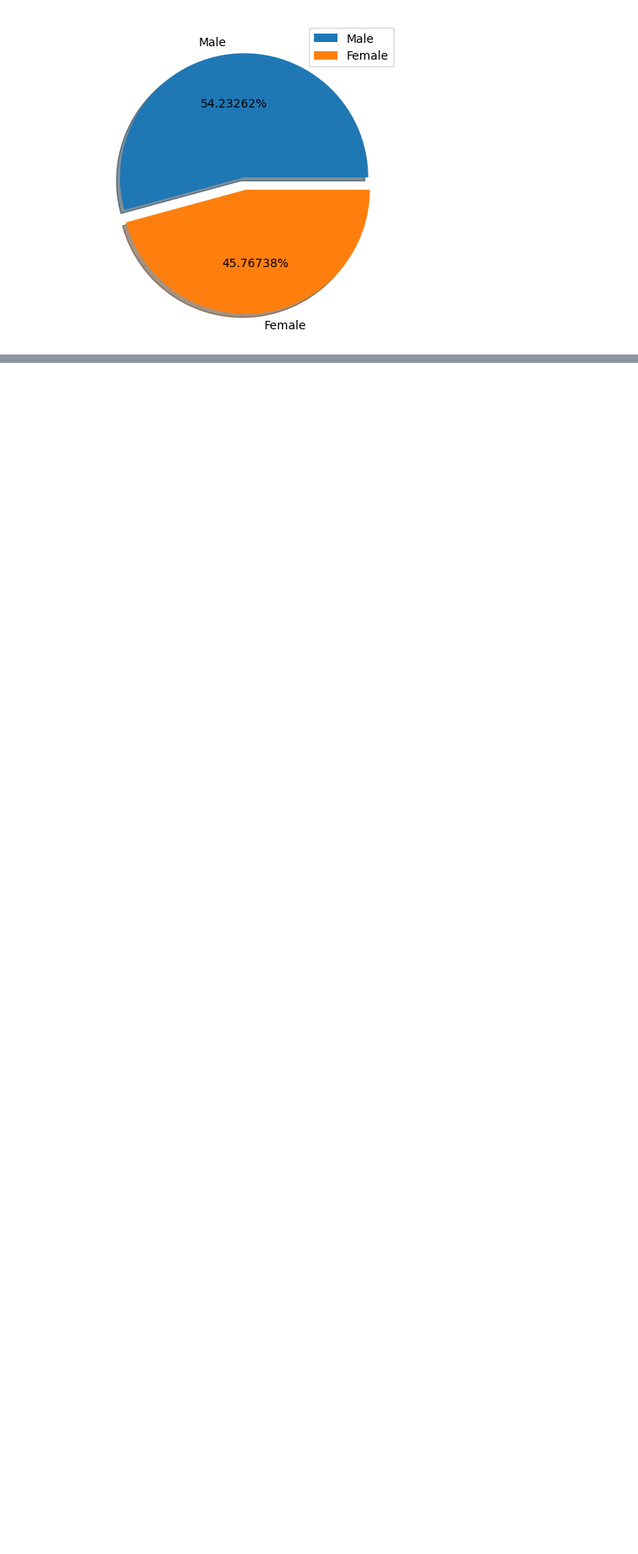
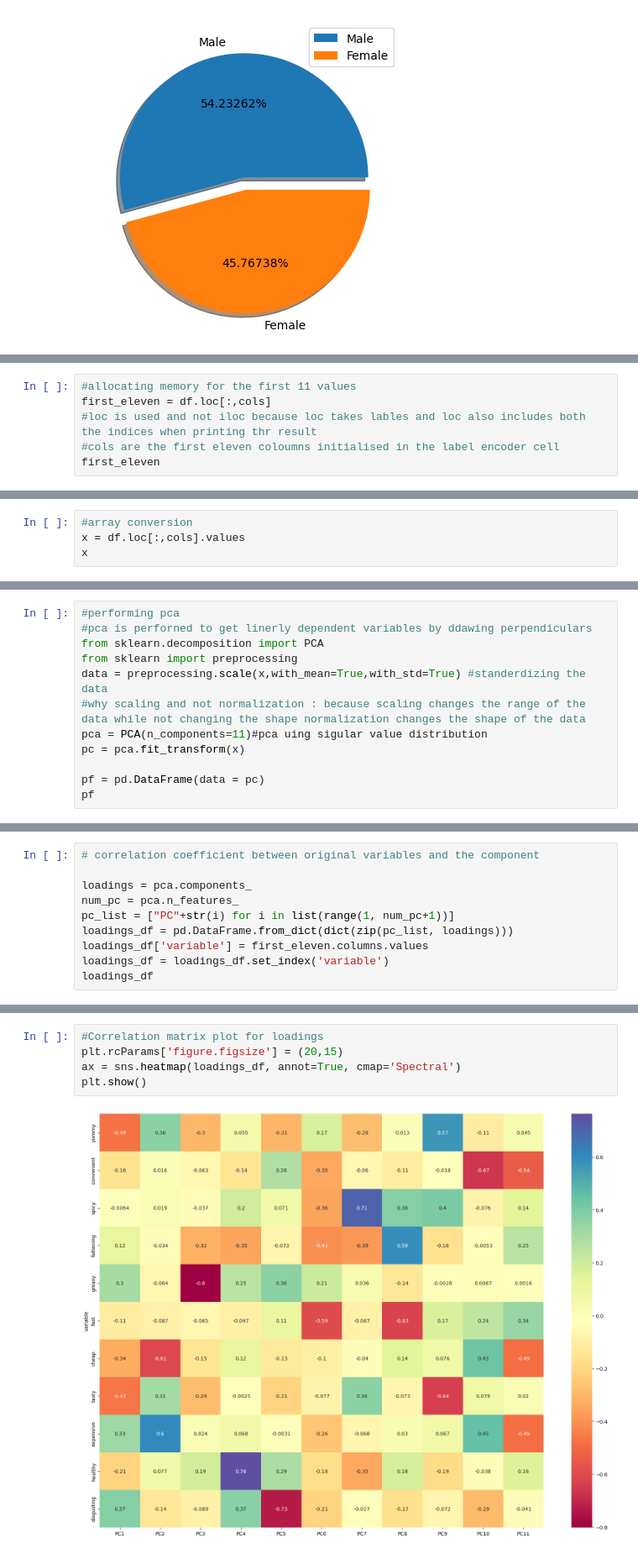
Before and after one commit to rohith4088/EV_SEGMENTATION, a Jupyter notebook: mcdolnads.ipynb, the cells around one changed output, grey strips where cells are left out. Shown at 84% size. Cells and saved outputs as stored; diff of their text form; blank space fills up the shorter version.

```diff
--- a/mcdolnads.ipynb
+++ b/mcdolnads.ipynb
@@ -108,0 +125,6 @@ df
+# %%
+#allocating memory for the first 11 values
+first_eleven = df.loc[:,cols]
+#loc is used and not iloc because loc takes lables and loc also includes both the indices when printing thr result
+#cols are the first eleven coloumns initialised in the label encoder cell
+first_eleven
@@ -108,0 +145,4 @@ df
+# %%
+#array conversion
+x = df.loc[:,cols].values
+x
@@ -108,0 +157,12 @@ df
+# %%
+#performing pca
+#pca is perforned to get linerly dependent variables by ddawing perpendiculars
+from sklearn.decomposition import PCA
+from sklearn import preprocessing
+data = preprocessing.scale(x,with_mean=True,with_std=True) #standerdizing the data
+#why scaling and not normalization : because scaling changes the range of the data while not changing the shape normalization changes the shape of the data
+pca = PCA(n_components=11)#pca uing sigular value distribution
+pc = pca.fit_transform(x)
+
+pf = pd.DataFrame(data = pc)
+pf
@@ -108,0 +197,10 @@ df
+# %%
+# correlation coefficient between original variables and the component
+
+loadings = pca.components_
+num_pc = pca.n_features_
+pc_list = ["PC"+str(i) for i in list(range(1, num_pc+1))]
+loadings_df = pd.DataFrame.from_dict(dict(zip(pc_list, loadings)))
+loadings_df['variable'] = first_eleven.columns.values
+loadings_df = loadings_df.set_index('variable')
+loadings_df
@@ -108,0 +221,7 @@ df
+# %%
+#Correlation matrix plot for loadings
+plt.rcParams['figure.figsize'] = (20,15)
+ax = sns.heatmap(loadings_df, annot=True, cmap='Spectral')
+plt.show()
+# %% [output]
+[figure, added]
```
Also changed, not shown: parts of 13 cells of this notebook, 1 other file.
